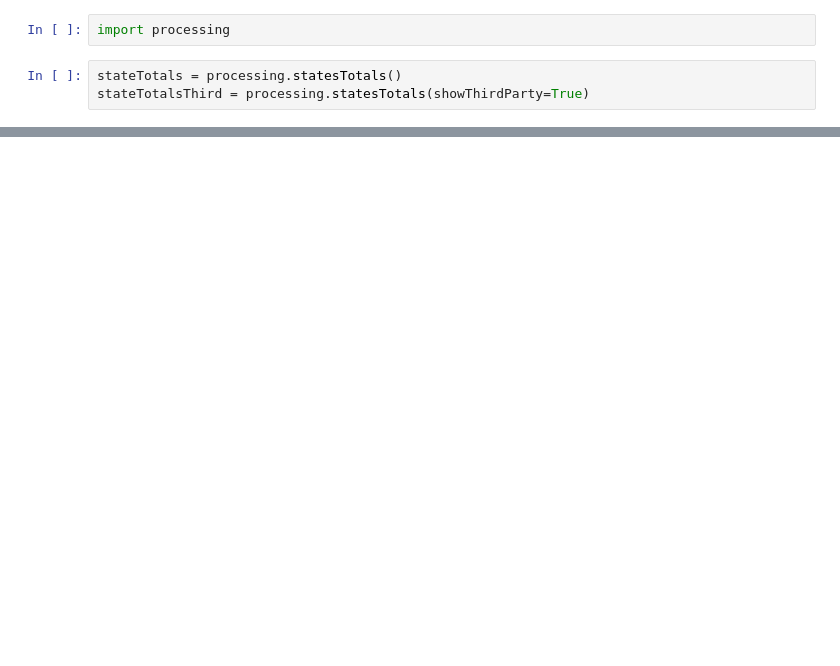
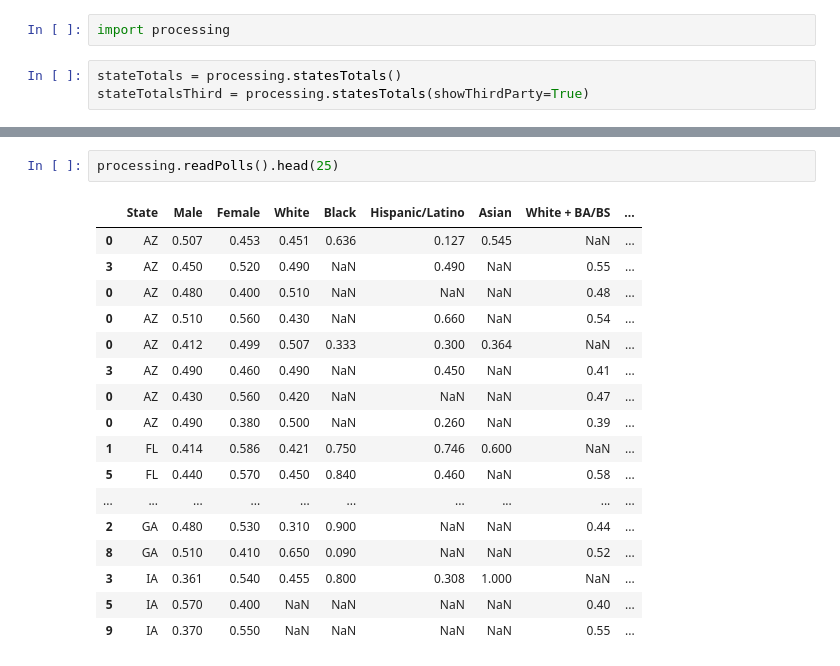
Before and after one commit to jakeypakey/ECE143, a Jupyter notebook: 2020 Election Analysis.ipynb, the cells around one changed output, grey strips where cells are left out. Drawn from its saved outputs; the diff is of its cells as text; blank space fills up the shorter version.

Commit message:
first batch read, sorted

```diff
--- a/2020 Election Analysis.ipynb
+++ b/2020 Election Analysis.ipynb
@@ -23,0 +46,20 @@ stateTotalsThird.head()
+# %%
+processing.readPolls().head(25)
+# %% [output]
+|  | State | Male | Female | White | Black | Hispanic/Latino | Asian | White + BA/BS | ... |
+| 0 | AZ | 0.507 | 0.453 | 0.451 | 0.636 | 0.127 | 0.545 | NaN | ... |
+| 3 | AZ | 0.450 | 0.520 | 0.490 | NaN | 0.490 | NaN | 0.55 | ... |
+| 0 | AZ | 0.480 | 0.400 | 0.510 | NaN | NaN | NaN | 0.48 | ... |
+| 0 | AZ | 0.510 | 0.560 | 0.430 | NaN | 0.660 | NaN | 0.54 | ... |
+| 0 | AZ | 0.412 | 0.499 | 0.507 | 0.333 | 0.300 | 0.364 | NaN | ... |
+| 3 | AZ | 0.490 | 0.460 | 0.490 | NaN | 0.450 | NaN | 0.41 | ... |
+| 0 | AZ | 0.430 | 0.560 | 0.420 | NaN | NaN | NaN | 0.47 | ... |
+| 0 | AZ | 0.490 | 0.380 | 0.500 | NaN | 0.260 | NaN | 0.39 | ... |
+| 1 | FL | 0.414 | 0.586 | 0.421 | 0.750 | 0.746 | 0.600 | NaN | ... |
+| 5 | FL | 0.440 | 0.570 | 0.450 | 0.840 | 0.460 | NaN | 0.58 | ... |
+| ... | ... | ... | ... | ... | ... | ... | ... | ... | ... |
+| 2 | GA | 0.480 | 0.530 | 0.310 | 0.900 | NaN | NaN | 0.44 | ... |
+| 8 | GA | 0.510 | 0.410 | 0.650 | 0.090 | NaN | NaN | 0.52 | ... |
+| 3 | IA | 0.361 | 0.540 | 0.455 | 0.800 | 0.308 | 1.000 | NaN | ... |
+| 5 | IA | 0.570 | 0.400 | NaN | NaN | NaN | NaN | 0.40 | ... |
+| 9 | IA | 0.370 | 0.550 | NaN | NaN | NaN | NaN | 0.55 | ... |
```
Also changed, not shown: parts of 2 cells of this notebook, 1 other file.
